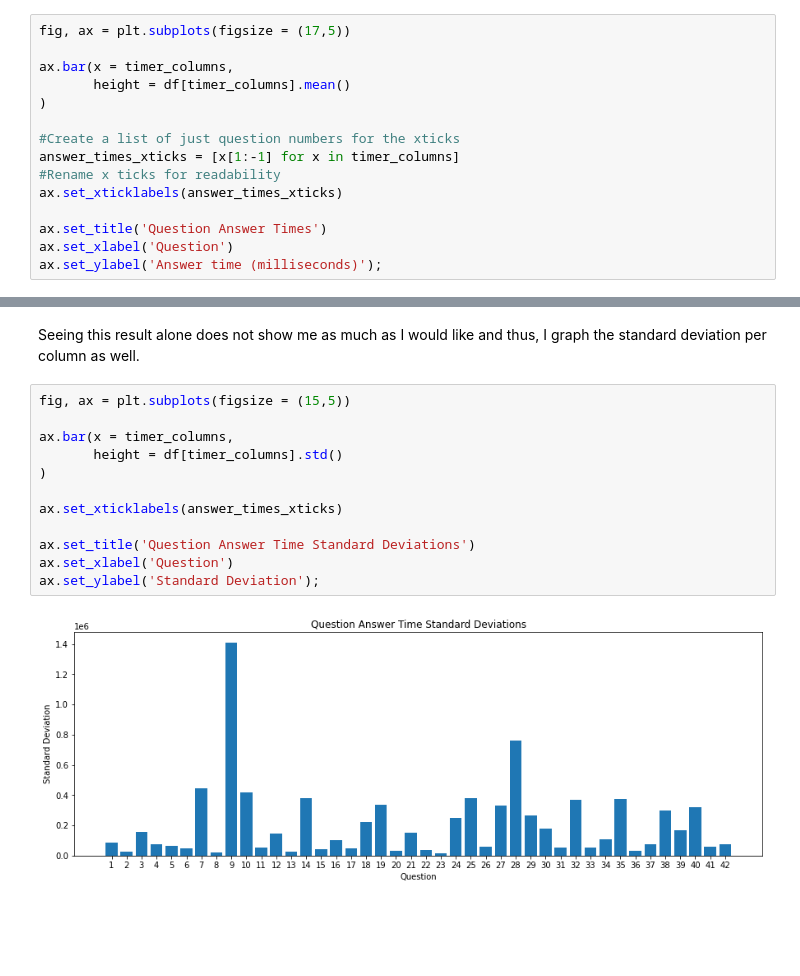
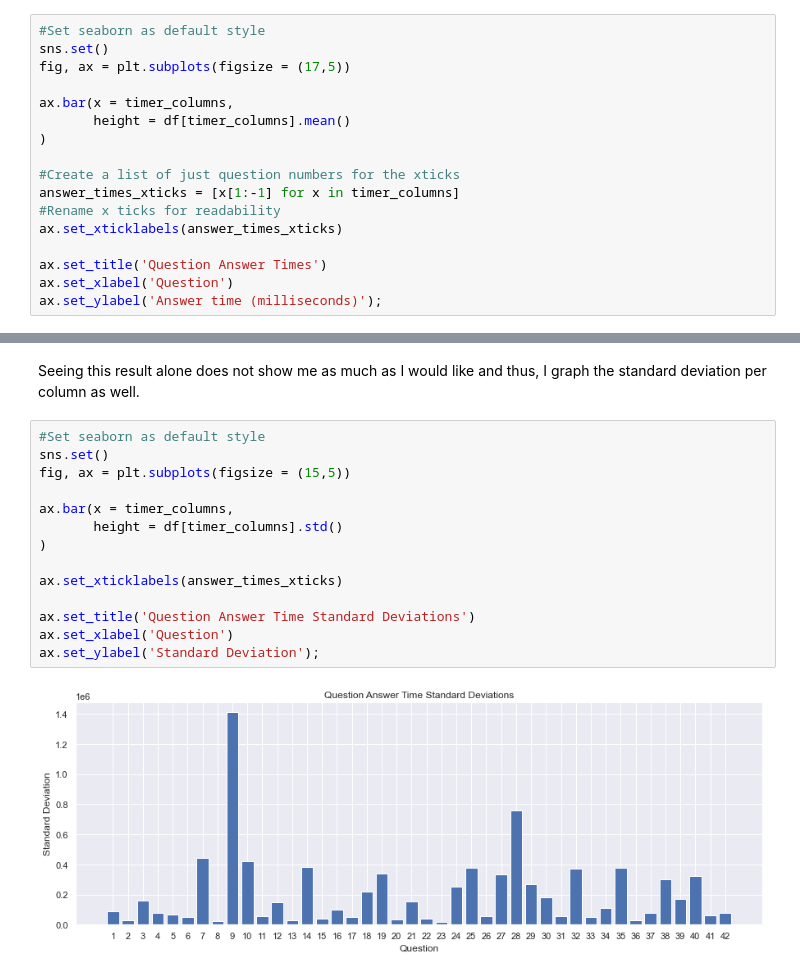
Before and after one commit to ismizu/depression_anxiety_stress, a Jupyter notebook: Depression, Anxiety, and Stress Dataset.ipynb, the cells around one changed output, grey strips where cells are left out. Saved outputs shown, nothing was run; the diff lists cells and outputs as text; blank space fills up the shorter version.

```diff
--- a/Depression, Anxiety, and Stress Dataset.ipynb
+++ b/Depression, Anxiety, and Stress Dataset.ipynb
@@ -119,6 +121,8 @@ timer_columns
  'Q41E',
  'Q42E']
 # %%
+#Set seaborn as default style
+sns.set()
 fig, ax = plt.subplots(figsize = (17,5))
 
 ax.bar(x = timer_columns,
@@ -160,16 +164,18 @@ Name: Q9E, dtype: float64
 # %% [markdown]
 Seeing this result alone does not show me as much as I would like and thus, I graph the standard deviation per column as well.
 # %%
+#Set seaborn as default style
+sns.set()
 fig, ax = plt.subplots(figsize = (15,5))
 
 ax.bar(x = timer_columns,
        height = df[timer_columns].std()
 )
 
 ax.set_xticklabels(answer_times_xticks)
 
 ax.set_title('Question Answer Time Standard Deviations')
 ax.set_xlabel('Question')
 ax.set_ylabel('Standard Deviation');
 # %% [output]
-[figure, old version]
+[figure, new version]
```
Also changed, not shown: parts of 9 cells of this notebook.
